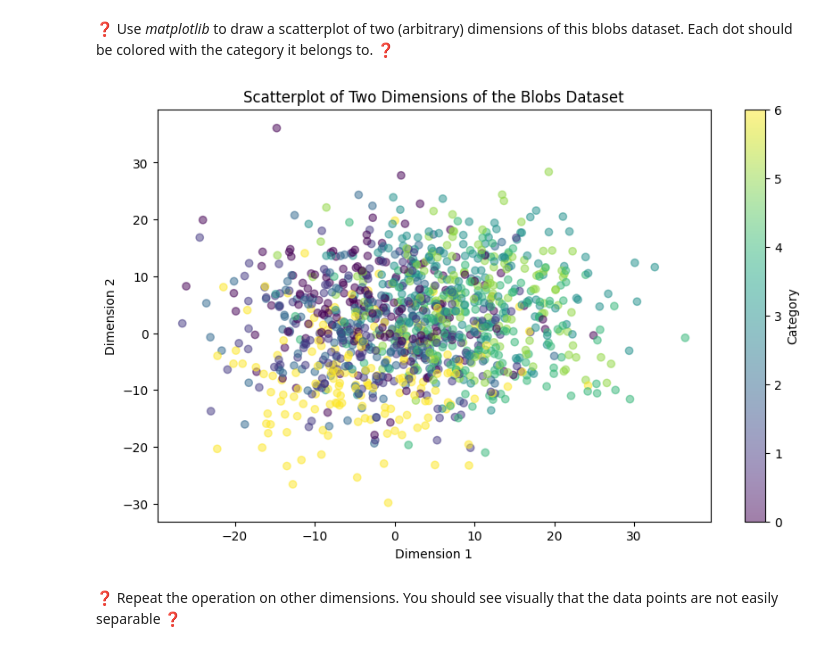
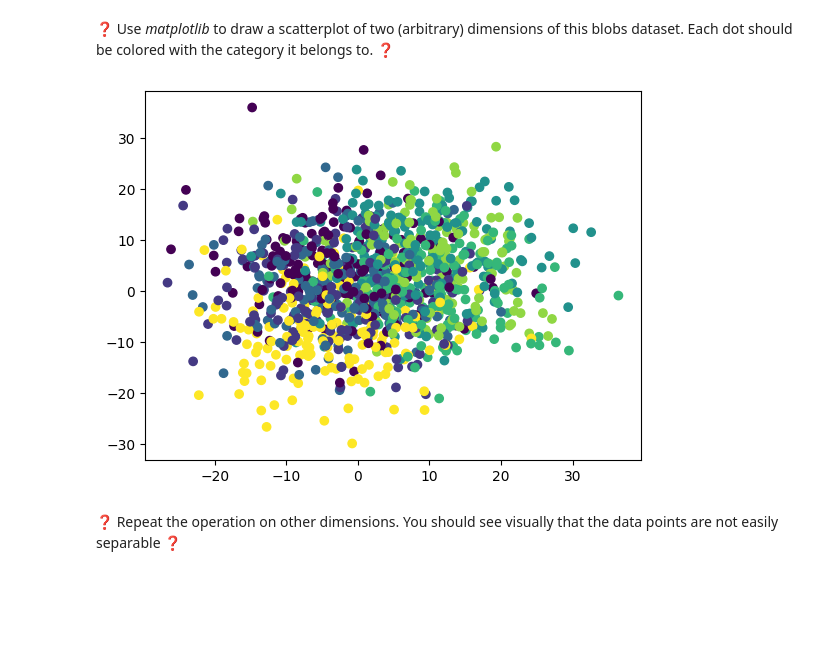
Before and after one commit to francoisgirard51/data-multiclass-classification, a Jupyter notebook: multiclass_classification.ipynb, the cells around one changed output. Drawn from its saved outputs; the diff is of its cells as text; code cells hidden in the pictures; blank space fills up the shorter version.

```diff
--- a/multiclass_classification.ipynb
+++ b/multiclass_classification.ipynb
@@ -51,23 +51,15 @@ Shape of X: (1200, 8)
 Shape of y: (1200,)
 # %% [markdown]
 ❓ Use _matplotlib_ to draw a scatterplot of two (arbitrary) dimensions of this blobs dataset. Each dot should be colored with the category it belongs to. ❓
-# %%
-import matplotlib.pyplot as plt
-
-# Selecting two dimensions to plot (arbitrarily choosing the first two dimensions)
-dim1 = X[:, 0]
-dim2 = X[:, 1]
-
-# Creating a scatter plot
-plt.figure(figsize=(10, 6))
-plt.scatter(dim1, dim2, c=y, cmap='viridis', alpha=0.5)
-plt.title("Scatterplot of Two Dimensions of the Blobs Dataset")
-plt.xlabel("Dimension 1")
-plt.ylabel("Dimension 2")
-plt.colorbar(label='Category')
-plt.show()
-# %% [output]
-[figure, removed]
+# %%
+import matplotlib.pyplot as plt
+%matplotlib inline
+
+# Showing the dimension 0 vs the dimension 1
+plt.scatter(X.T[0], X.T[1], c=y)
+plt.show()
+# %% [output]
+[figure, added]
 # %% [markdown]
 ❓ Repeat the operation on other dimensions. You should see visually that the data points are not easily separable ❓
 # %%
```
Also changed, not shown: parts of 23 cells of this notebook, 1 other file.
